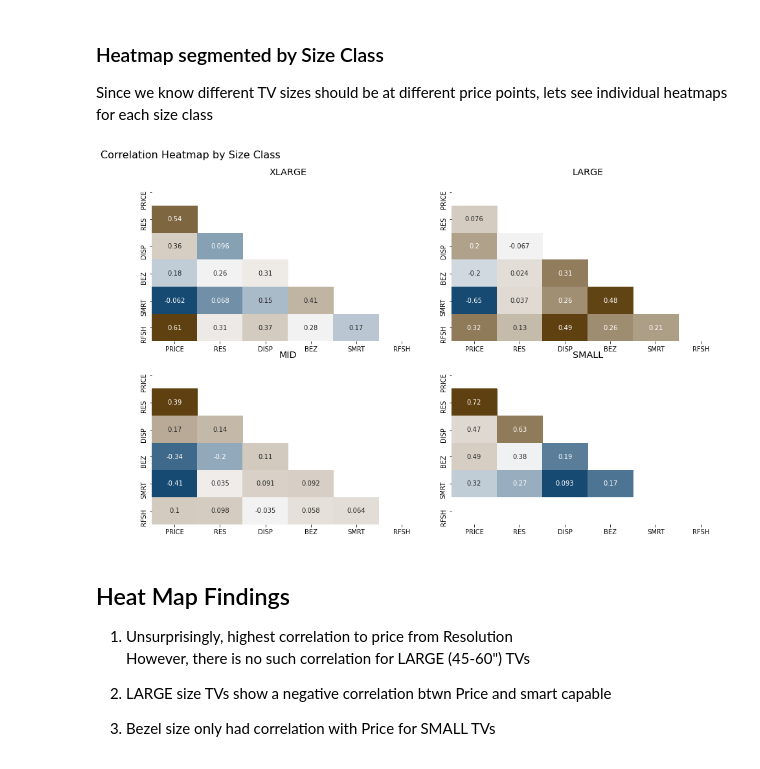
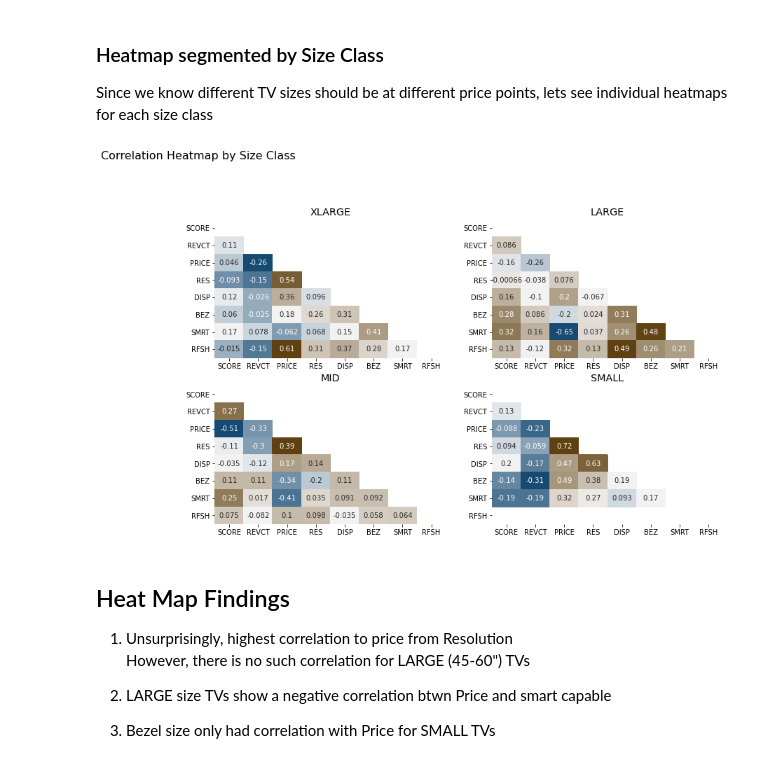
Before and after one commit to dnie44/nycdatascience_python_project, a Jupyter notebook: bb_analysis2.ipynb, the cells around one changed output. Drawn from its saved outputs; the diff is of its cells as text; code cells hidden in the pictures.

```diff
--- a/bb_analysis2.ipynb
+++ b/bb_analysis2.ipynb
@@ -144,36 +145,37 @@ sns.heatmap(bb_corr.corr(), annot=True, mask = hide, cmap=cmap)
 ### Heatmap segmented by Size Class
 Since we know different TV sizes should be at different price points, lets see individual heatmaps for each size class
 # %%
-ALL_corr = bby[['size_class','regular_px','res_pixels','display_type','bezel','smart_capable','refresh_Hz']]
-ALL_corr.columns = ['size_class','PRICE','RES','DISP','BEZ','SMRT','RFSH']
+ALL_corr = bby[['size_class','review_average','review_count','regular_px','res_pixels',
+                'display_type','bezel','smart_capable','refresh_Hz']]
+ALL_corr.columns = ['size_class','SCORE','REVCT','PRICE','RES','DISP','BEZ','SMRT','RFSH']
 ALL_corr = ALL_corr.groupby('size_class').agg('corr')
 # %%
 fig, axes = plt.subplots(nrows=2, ncols=2, figsize=(13, 8))
 #plt.title('Correlation Heatmap by Size Class')
-plt.tight_layout()
+#plt.tight_layout()
 
 hide = np.triu(np.ones_like(ALL_corr.loc['XLARGE'], dtype=bool))
 sns.heatmap(ALL_corr.loc['XLARGE'], ax=axes[0,0], annot=True, mask = hide, cmap=cmap, cbar=False)
 axes[0,0].set_title('XLARGE', loc='center', fontweight='light', fontsize='x-large')
 
 hide = np.triu(np.ones_like(ALL_corr.loc['LARGE'], dtype=bool))
 sns.heatmap(ALL_corr.loc['LARGE'], ax=axes[0,1], annot=True, mask = hide, cmap=cmap, cbar=False)
 axes[0,1].set_title('LARGE', loc='center', fontweight='light', fontsize='x-large')
 
 hide = np.triu(np.ones_like(ALL_corr.loc['MID'], dtype=bool))
 sns.heatmap(ALL_corr.loc['MID'], ax=axes[1,0], annot=True, mask = hide, cmap=cmap, cbar=False)
 axes[1,0].set_title('MID', loc='center', fontweight='light', fontsize='x-large')
 
 hide = np.triu(np.ones_like(ALL_corr.loc['SMALL'], dtype=bool))
 sns.heatmap(ALL_corr.loc['SMALL'], ax=axes[1,1], annot=True, mask = hide, cmap=cmap, cbar=False)
 axes[1,1].set_title('SMALL', loc='center', fontweight='light', fontsize='x-large')
 
 fig.suptitle('Correlation Heatmap by Size Class', fontsize=16, y=1.05, fontweight='normal', x=0.1)
 
 #save file for Presentation
 fig.savefig('temp.png', transparent=True)
 # %% [output]
-[figure, old version]
+[figure, new version]
 # %% [markdown]
 ## Heat Map Findings
 1. Unsurprisingly, highest correlation to price from Resolution<br>
```
Also changed, not shown: parts of 10 cells of this notebook, 2 other files.
